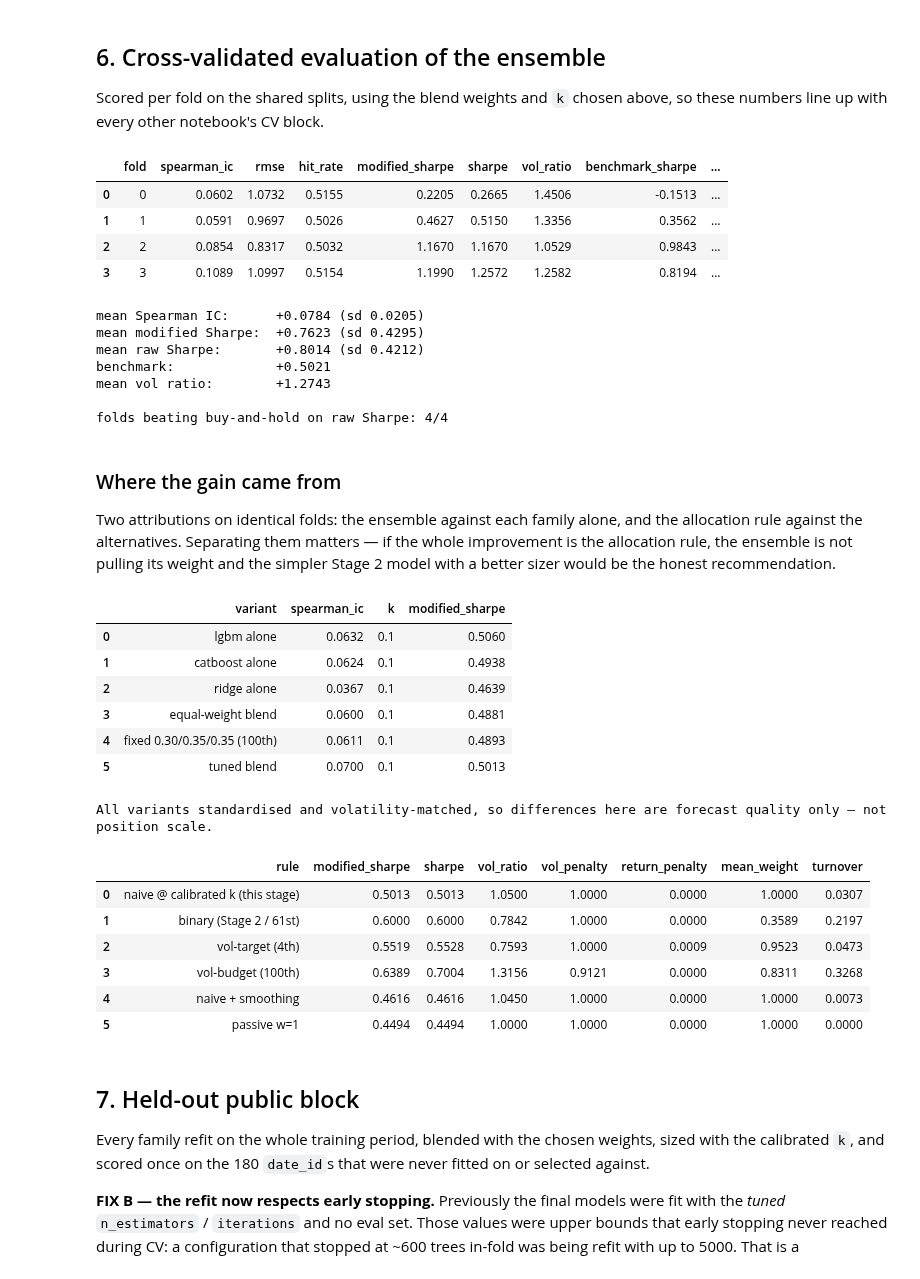
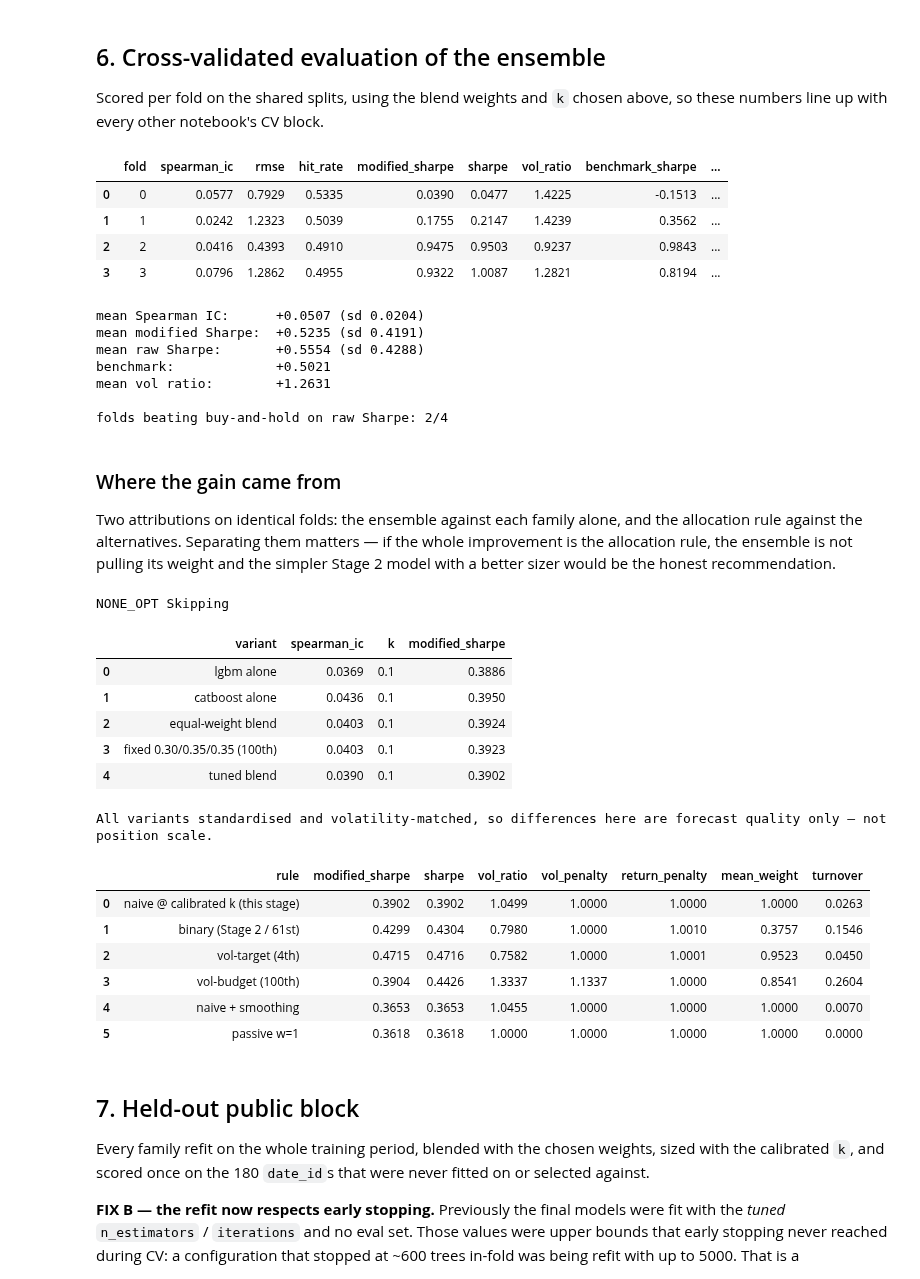
Before and after one commit to Seren1971/PMDL-Project-Market-Prediction, a Jupyter notebook: model_improvements/improved_ensemble_optuna.ipynb, the cells around one changed output. Drawn from its saved outputs; the diff is of its cells as text; code cells hidden in the pictures.

```diff
--- a/model_improvements/improved_ensemble_optuna.ipynb
+++ b/model_improvements/improved_ensemble_optuna.ipynb
@@ -136,7 +136,7 @@ optuna.logging.set_verbosity(optuna.logging.WARNING)
 set_seed()                 # SEED = 42
 print("seed:", SEED, "| target:", TARGET)
 
-QUICK = False
+QUICK = True
 
 # FIX D — equal trial budget per family. The previous run gave CatBoost 12
 # trials and the others 60, because a shared 1800s timeout cut the slowest
@@ -158,6 +158,10 @@ TARGET_VOL_RATIO = 1.05
 JOB_COUNT = 8
 CATBOOST_FEATURE_COUNT = 120
 DEVICE = "CPU"
+
+# MODELS = ("lgbm", "ridge")
+# MODELS = ("lgbm", "catboost", "ridge")
+MODELS = ("lgbm", "catboost")
 # %% [output]
 seed: 42 | target: market_forward_excess_returns
 # %% [markdown]
@@ -522,13 +524,13 @@ FOLD_SLICES = [np.array([_oof_index[r] for r in fold.val_idx if r in _oof_index]
 
 def blend(preds: pd.DataFrame, weights: dict) -> np.ndarray:
     total = sum(weights.values())
-    return sum(preds[f].to_numpy() * w for f, w in weights.items()) / total
+    return sum(preds[f].to_numpy() * w for f, w in weights.items() if f in preds.columns) / total
 
 
 def blend_objective(trial):
     """FIX E — weights are chosen on fold-mean rank correlation only."""
     weights = {f: trial.suggest_float(f"w_{f}", 0.0, 1.0)
-               for f in ("lgbm", "catboost", "ridge")}
+               for f in MODELS}
     if sum(weights.values()) < 1e-6:
         return -1e9
     pred = blend(OOF, weights)
@@ -543,7 +545,7 @@ blend_study = optuna.create_study(
 blend_study.optimize(blend_objective, n_trials=N_TRIALS_BLEND,
                      show_progress_bar=False)
 
-_raw = {f: blend_study.best_params[f"w_{f}"] for f in ("lgbm", "catboost", "ridge")}
+_raw = {f: blend_study.best_params[f"w_{f}"] for f in MODELS}
 _tot = sum(_raw.values())
 WEIGHTS = {f: v / _tot for f, v in _raw.items()}
 blended_raw = blend(OOF, WEIGHTS)
@@ -683,17 +685,17 @@ _beat = sum(m["sharpe"] > m["benchmark_sharpe"] for m in fold_metrics)
 print(f"\nfolds beating buy-and-hold on raw Sharpe: {_beat}/{len(fold_metrics)}")
 # %% [output]
 |  | fold | spearman_ic | rmse | hit_rate | modified_sharpe | sharpe | vol_ratio | benchmark_sharpe | ... |
-| 0 | 0 | 0.0602 | 1.0732 | 0.5155 | 0.2205 | 0.2665 | 1.4506 | -0.1513 | ... |
-| 1 | 1 | 0.0591 | 0.9697 | 0.5026 | 0.4627 | 0.5150 | 1.3356 | 0.3562 | ... |
-| 2 | 2 | 0.0854 | 0.8317 | 0.5032 | 1.1670 | 1.1670 | 1.0529 | 0.9843 | ... |
-| 3 | 3 | 0.1089 | 1.0997 | 0.5154 | 1.1990 | 1.2572 | 1.2582 | 0.8194 | ... |
+| 0 | 0 | 0.0577 | 0.7929 | 0.5335 | 0.0390 | 0.0477 | 1.4225 | -0.1513 | ... |
+| 1 | 1 | 0.0242 | 1.2323 | 0.5039 | 0.1755 | 0.2147 | 1.4239 | 0.3562 | ... |
+| 2 | 2 | 0.0416 | 0.4393 | 0.4910 | 0.9475 | 0.9503 | 0.9237 | 0.9843 | ... |
+| 3 | 3 | 0.0796 | 1.2862 | 0.4955 | 0.9322 | 1.0087 | 1.2821 | 0.8194 | ... |
-mean Spearman IC:      +0.0784 (sd 0.0205)
-mean modified Sharpe:  +0.7623 (sd 0.4295)
-mean raw Sharpe:       +0.8014 (sd 0.4212)
+mean Spearman IC:      +0.0507 (sd 0.0204)
+mean modified Sharpe:  +0.5235 (sd 0.4191)
+mean raw Sharpe:       +0.5554 (sd 0.4288)
 benchmark:             +0.5021
-mean vol ratio:        +1.2743
+mean vol ratio:        +1.2631
 
-folds beating buy-and-hold on raw Sharpe: 4/4
+folds beating buy-and-hold on raw Sharpe: 2/4
 # %% [markdown]
 ### Where the gain came from
 
@@ -704,37 +706,42 @@ and the simpler Stage 2 model with a better sizer would be the honest
 recommendation.
 # %%
 rows = []
+NONE_OPT = (None, None)
+
 for label, pred_vec in [
-    ("lgbm alone", OOF["lgbm"].to_numpy()),
-    ("catboost alone", OOF["catboost"].to_numpy()),
-    ("ridge alone", OOF["ridge"].to_numpy()),
+    ("lgbm alone", OOF["lgbm"].to_numpy())          if "lgbm" in MODELS else NONE_OPT,
+    ("catboost alone", OOF["catboost"].to_numpy())  if "catboost" in MODELS else NONE_OPT,
+    ("ridge alone", OOF["ridge"].to_numpy())        if "ridge" in MODELS else NONE_OPT,
     ("equal-weight blend", blend(OOF, {f: 1.0 for f in WEIGHTS})),
     ("fixed 0.30/0.35/0.35 (100th)",
      blend(OOF, {"ridge": 0.30, "lgbm": 0.35, "catboost": 0.35})),
     ("tuned blend", blended_oof),
 ]:
+    if label is None:
+        print('NONE_OPT Skipping')
+        continue
     # each variant gets its own calibrated k, so the comparison is between
     # forecasts at equal volatility rather than between position scales
     k_v = calibrate_k(pred_vec, FWD_OOF, RF_OOF, target_vol_ratio=TARGET_VOL_RATIO)
     rows.append({
         "variant": label,
         "spearman_ic": spearman_ic(Y_OOF, pred_vec),
         "k": round(k_v, 1),
         "modified_sharpe": modified_sharpe(
             naive_allocation(pred_vec, k=k_v), FWD_OOF, RF_OOF),
     })
 display(pd.DataFrame(rows).round(4))
 print("All variants standardised and volatility-matched, so differences here "
       "are forecast quality only — not position scale.")
 # %% [output]
+NONE_OPT Skipping
 |  | variant | spearman_ic | k | modified_sharpe |
-| 0 | lgbm alone | 0.0632 | 0.1 | 0.5060 |
-| 1 | catboost alone | 0.0624 | 0.1 | 0.4938 |
-| 2 | ridge alone | 0.0367 | 0.1 | 0.4639 |
-| 3 | equal-weight blend | 0.0600 | 0.1 | 0.4881 |
-| 4 | fixed 0.30/0.35/0.35 (100th) | 0.0611 | 0.1 | 0.4893 |
-| 5 | tuned blend | 0.0700 | 0.1 | 0.5013 |
+| 0 | lgbm alone | 0.0369 | 0.1 | 0.3886 |
+| 1 | catboost alone | 0.0436 | 0.1 | 0.3950 |
+| 2 | equal-weight blend | 0.0403 | 0.1 | 0.3924 |
+| 3 | fixed 0.30/0.35/0.35 (100th) | 0.0403 | 0.1 | 0.3923 |
+| 4 | tuned blend | 0.0390 | 0.1 | 0.3902 |
-All variants standardised and volatility-matched, so differences here are forecast quality only — not position scale.
+All variants standardised and volatility-matched, so differences here are forecast quality only — not position scale.
 # %%
 rows = []
 for label, pos in [
@@ -757,12 +764,12 @@ display(pd.DataFrame(rows)[["rule", "modified_sharpe", "sharpe", "vol_ratio",
                             "turnover"]].round(4))
 # %% [output]
 |  | rule | modified_sharpe | sharpe | vol_ratio | vol_penalty | return_penalty | mean_weight | turnover |
-| 0 | naive @ calibrated k (this stage) | 0.5013 | 0.5013 | 1.0500 | 1.0000 | 0.0000 | 1.0000 | 0.0307 |
-| 1 | binary (Stage 2 / 61st) | 0.6000 | 0.6000 | 0.7842 | 1.0000 | 0.0000 | 0.3589 | 0.2197 |
-| 2 | vol-target (4th) | 0.5519 | 0.5528 | 0.7593 | 1.0000 | 0.0009 | 0.9523 | 0.0473 |
-| 3 | vol-budget (100th) | 0.6389 | 0.7004 | 1.3156 | 0.9121 | 0.0000 | 0.8311 | 0.3268 |
-| 4 | naive + smoothing | 0.4616 | 0.4616 | 1.0450 | 1.0000 | 0.0000 | 1.0000 | 0.0073 |
-| 5 | passive w=1 | 0.4494 | 0.4494 | 1.0000 | 1.0000 | 0.0000 | 1.0000 | 0.0000 |
+| 0 | naive @ calibrated k (this stage) | 0.3902 | 0.3902 | 1.0499 | 1.0000 | 1.0000 | 1.0000 | 0.0263 |
+| 1 | binary (Stage 2 / 61st) | 0.4299 | 0.4304 | 0.7980 | 1.0000 | 1.0010 | 0.3757 | 0.1546 |
+| 2 | vol-target (4th) | 0.4715 | 0.4716 | 0.7582 | 1.0000 | 1.0001 | 0.9523 | 0.0450 |
+| 3 | vol-budget (100th) | 0.3904 | 0.4426 | 1.3337 | 1.1337 | 1.0000 | 0.8541 | 0.2604 |
+| 4 | naive + smoothing | 0.3653 | 0.3653 | 1.0455 | 1.0000 | 1.0000 | 1.0000 | 0.0070 |
+| 5 | passive w=1 | 0.3618 | 0.3618 | 1.0000 | 1.0000 | 1.0000 | 1.0000 | 0.0000 |
 # %% [markdown]
 ## 7. Held-out public block
 
```
Also changed, not shown: parts of 7 cells of this notebook, 9 other files.
